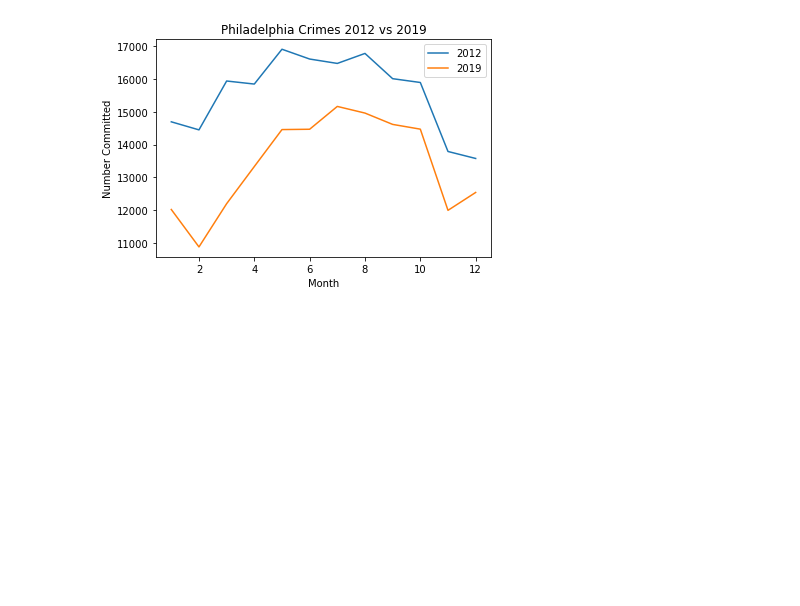
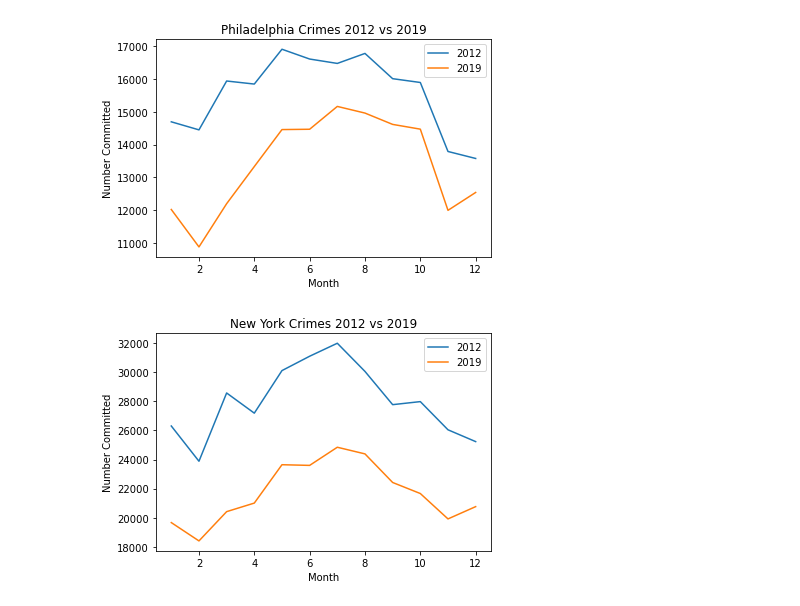
Before and after one commit to c-daily/UPenn_Project1, a Jupyter notebook: Crime_AllCities.ipynb, the cells around one changed output. Cells and saved outputs as stored; diff of their text form; code cells hidden in the pictures; blank space fills up the shorter version.

Commit message:
Add files via upload
Added ny crime data for 2012 and 2019.

```diff
--- a/Crime_AllCities.ipynb
+++ b/Crime_AllCities.ipynb
@@ -76,0 +95,4 @@ LA_crime_month_19 = LA_crime_19.groupby(['Month']).nunique(['Directory #'])
+# %%
+ny_crime_month_12 = chi_crime_12.groupby(['Month']).nunique(['ID'])
+ny_crime_month_19 = chi_crime_19.groupby(['Month']).nunique(['ID'])
+ny_crime_month_19
@@ -137,3 +174,17 @@ plt.legend()
 plt.show()
 # %% [output]
 [figure]
+# %%
+x1 = np.arange(1,13,1)
+y1 = ny_crime_month_12['ID']
+plt.plot(x1, y1, label = "2012")
+x2 = np.arange(1,13,1)
+y2 = ny_crime_month_19['ID']
+plt.plot(x2, y2, label = "2019")
+plt.xlabel('Month')
+plt.ylabel('Number Committed')
+plt.title('New York Crimes 2012 vs 2019')
+plt.legend()
+plt.show()
+# %% [output]
+[figure, added]
```
Also changed, not shown: parts of 10 cells of this notebook.
